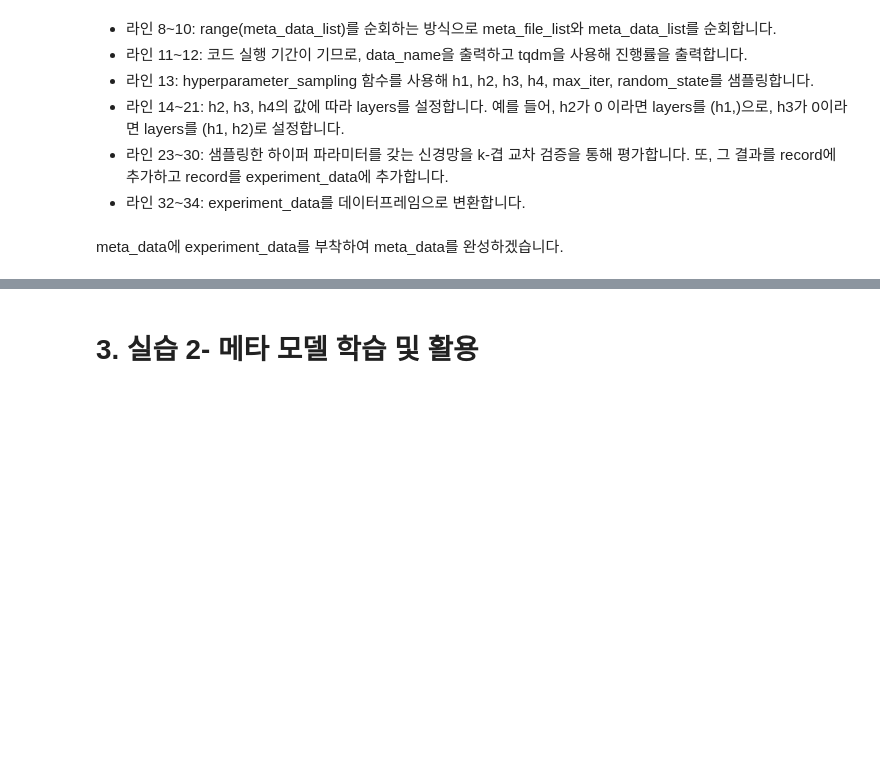
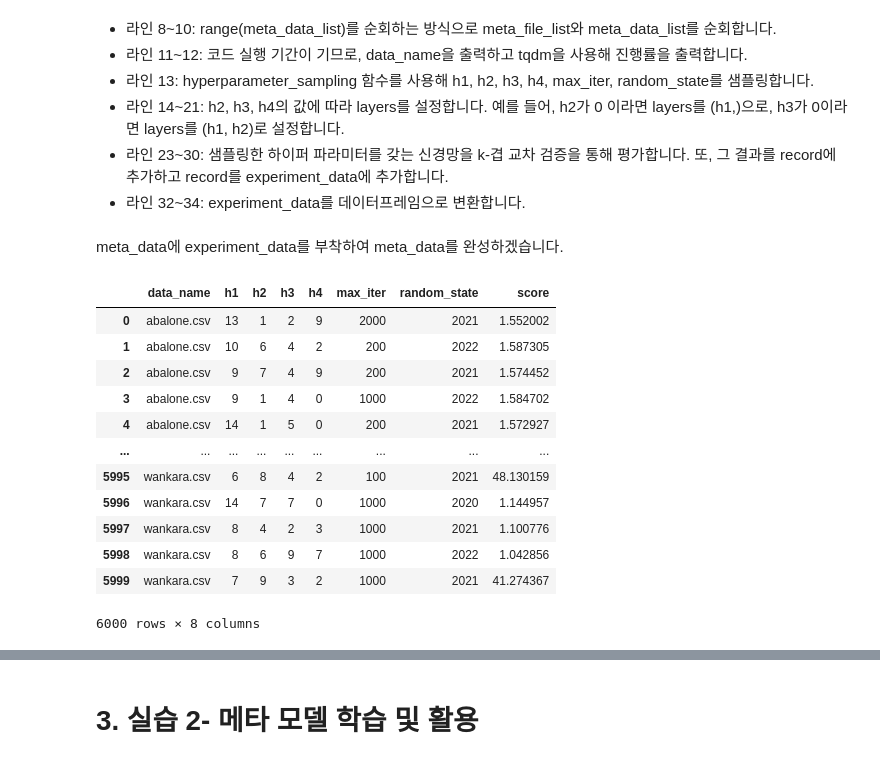
Before and after one commit to gharashim/study_machine_learning, a Jupyter notebook: 8. 머신러닝 자동화를 위한 테크닉/2. 웜 스타트와 메타 학습.ipynb, the cells around one changed output, grey strips where cells are left out. Saved outputs shown, nothing was run; the diff lists cells and outputs as text; code cells hidden in the pictures; blank space fills up the shorter version.

```diff
--- a/8. 머신러닝 자동화를 위한 테크닉/2. 웜 스타트와 메타 학습.ipynb
+++ b/8. 머신러닝 자동화를 위한 테크닉/2. 웜 스타트와 메타 학습.ipynb
@@ -157,7 +157,7 @@ experiment_data = []
 데이터마다 1,000번씩 하이퍼 파라미터를 샘플링하고 그때의 성능을 experiment_data에 저장하겠습니다.
 # %%
 for i in range(len(meta_data_list)):
-    data_name = meta_data_list[i]
+    data_name = meta_file_list[i]
     X, y = meta_data_list[i]
     print(data_name)
     for j in tqdm(range(1000)):
@@ -295,6 +199,22 @@ Name: y, Length: 1608, dtype: float64)
 - 라인 32~34: experiment_data를 데이터프레임으로 변환합니다.
 # %% [markdown]
 meta_data에 experiment_data를 부착하여 meta_data를 완성하겠습니다.
+# %%
+experiment_data
+# %% [output]
+|  | data_name | h1 | h2 | h3 | h4 | max_iter | random_state | score |
+| 0 | abalone.csv | 13 | 1 | 2 | 9 | 2000 | 2021 | 1.552002 |
+| 1 | abalone.csv | 10 | 6 | 4 | 2 | 200 | 2022 | 1.587305 |
+| 2 | abalone.csv | 9 | 7 | 4 | 9 | 200 | 2021 | 1.574452 |
+| 3 | abalone.csv | 9 | 1 | 4 | 0 | 1000 | 2022 | 1.584702 |
+| 4 | abalone.csv | 14 | 1 | 5 | 0 | 200 | 2021 | 1.572927 |
+| ... | ... | ... | ... | ... | ... | ... | ... | ... |
+| 5995 | wankara.csv | 6 | 8 | 4 | 2 | 100 | 2021 | 48.130159 |
+| 5996 | wankara.csv | 14 | 7 | 7 | 0 | 1000 | 2020 | 1.144957 |
+| 5997 | wankara.csv | 8 | 4 | 2 | 3 | 1000 | 2021 | 1.100776 |
+| 5998 | wankara.csv | 8 | 6 | 9 | 7 | 1000 | 2022 | 1.042856 |
+| 5999 | wankara.csv | 7 | 9 | 3 | 2 | 1000 | 2021 | 41.274367 |
+6000 rows × 8 columns
 # %%
 meta_data = pd.merge(   meta_data,
                         experiment_data,
```
Also changed, not shown: parts of 9 cells of this notebook, 4 other files.
